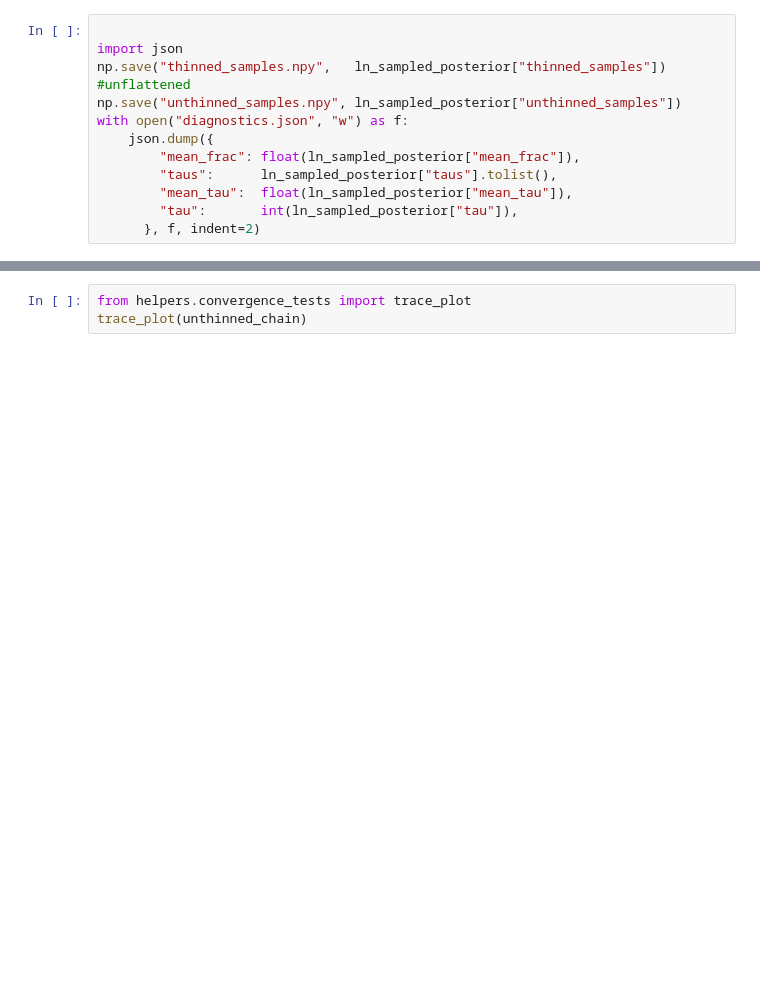
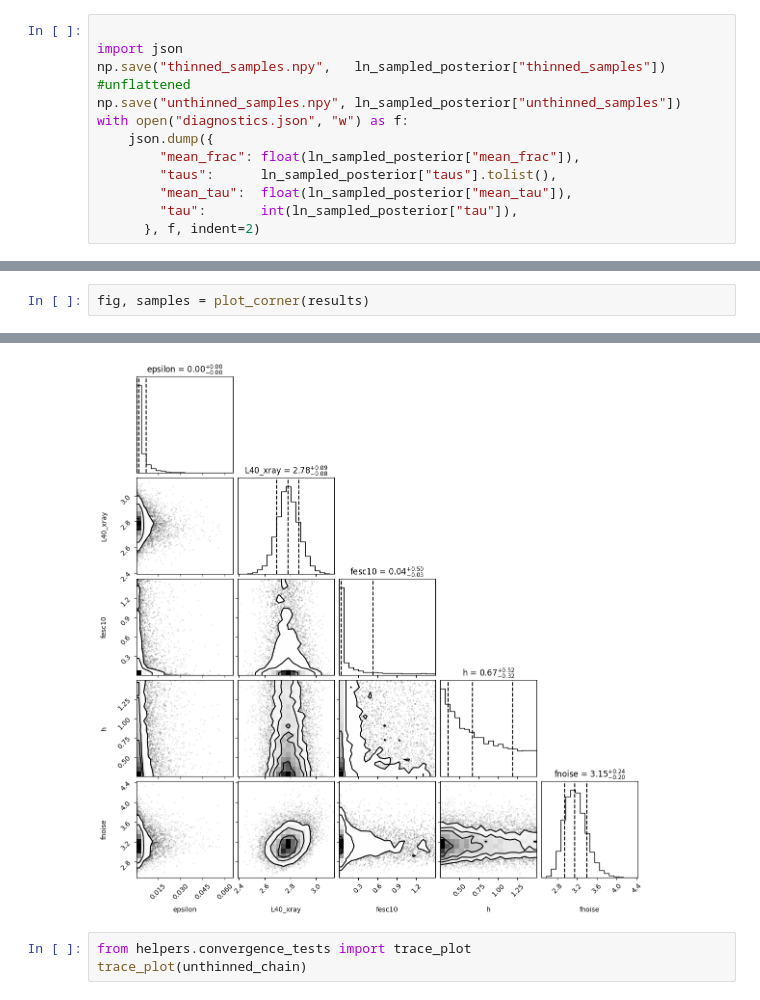
Before and after one commit to JoeyWee1/Machine-Learning-Enhanced-Inference-of-the-21-cm-Power-Spectrum-at-Cosmic-Dawn, a Jupyter notebook: ML_inference.ipynb, the cells around one changed output, grey strips where cells are left out. Saved outputs shown, nothing was run; the diff lists cells and outputs as text; blank space fills up the shorter version.

```diff
--- a/ML_inference.ipynb
+++ b/ML_inference.ipynb
@@ -492,0 +490,3 @@ WARNING:root:Too few points to create valid contours
+# %%
+fig, samples = plot_corner(results)
+# %% [output]
@@ -493,3 +494,4 @@ WARNING:root:Too few points to create valid contours
+[figure, added]
 # %%
 from helpers.convergence_tests import trace_plot
 trace_plot(unthinned_chain)
```
Also changed, not shown: parts of 7 cells of this notebook, 3 other files.
